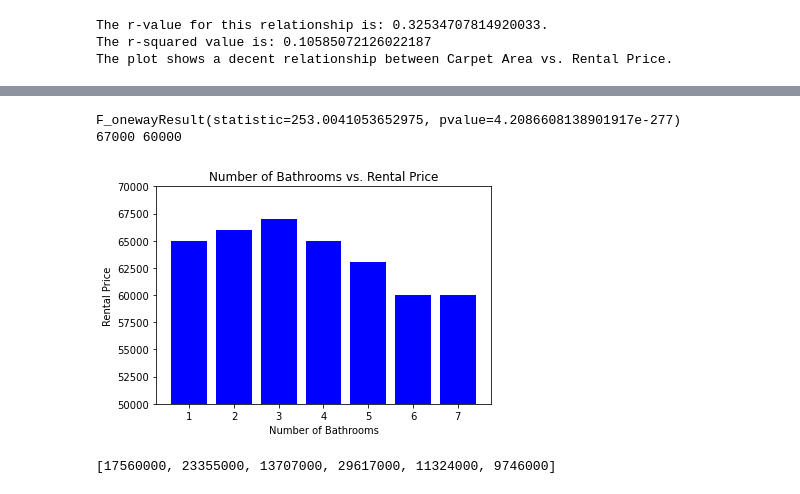
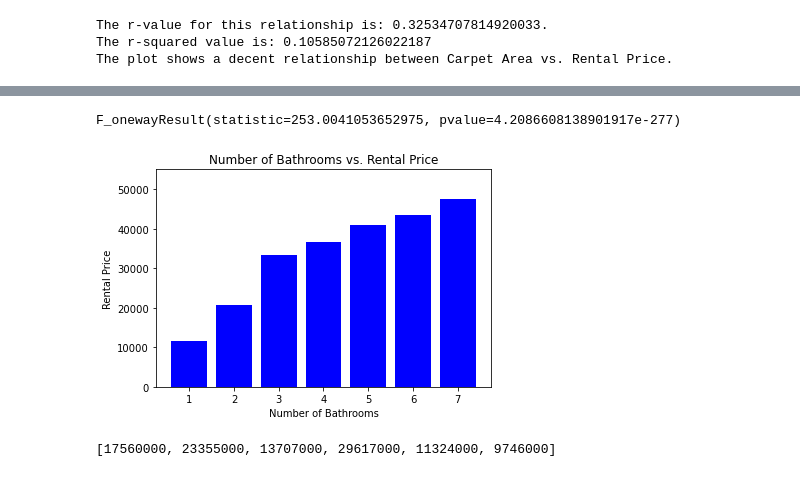
Before and after one commit to FrankMS3/Project-one, a Jupyter notebook: house_rental - Analysis.ipynb, the cells around one changed output, grey strips where cells are left out. Saved outputs shown, nothing was run; the diff lists cells and outputs as text; code cells hidden in the pictures.

```diff
--- a/house_rental - Analysis.ipynb
+++ b/house_rental - Analysis.ipynb
@@ -230,37 +209,33 @@ Ttest_indResult(statistic=-43.49430420510109, pvalue=0.0)
 # %%
 # How much does Number of Bathrooms affect the price?
 
+# Set x and y values:
+x_values = rental_clean_df.groupby("Number of Bathrooms")["Number of Bathrooms"].unique()
+y_values = rental_clean_df.groupby("Number of Bathrooms")["Rental Price"].mean()
 
-# Set x and y values:
-x_values = rental_clean_df["Number of Bathrooms"]
-y_values = rental_clean_df["Rental Price"]
+# Plot Number of Bathrooms against Rental Price as a bar chart:
+plt.bar(x_values, y_values, color="blue")
+plt.ylim(0,55000)
 
-
-# Plot both the "Latitdue vs. Max Temperature" and the line equation values in one plot:
-plt.bar(x_values, y_values, color="blue")
-
-plt.ylim(50000,70000)
-
-
+# Perform statistical analyses:
 group0 = rental_clean_df[rental_clean_df["Number of Bathrooms"] == 1]["Rental Price"]
 group1 = rental_clean_df[rental_clean_df["Number of Bathrooms"] == 2]["Rental Price"]
 group2 = rental_clean_df[rental_clean_df["Number of Bathrooms"] == 3]["Rental Price"]
 group3 = rental_clean_df[rental_clean_df["Number of Bathrooms"] == 4]["Rental Price"]
 group4 = rental_clean_df[rental_clean_df["Number of Bathrooms"] == 5]["Rental Price"]
 group5 = rental_clean_df[rental_clean_df["Number of Bathrooms"] == 6]["Rental Price"]
 group6 = rental_clean_df[rental_clean_df["Number of Bathrooms"] == 7]["Rental Price"]
 
 print(stats.f_oneway(group0, group1, group2, group3, group4, group5, group6))
 
-# Set the title, xlabel and ylabels as shown below:
+# Set the title, xlabel, ylabel, and export the figure:
 plt.title("Number of Bathrooms vs. Rental Price")
 plt.xlabel("Number of Bathrooms")
 plt.ylabel("Rental Price")
 plt.savefig("Plots/Number of Bathrooms vs. Rental Price.png")
 
 plt.show()
 # %% [output]
 F_onewayResult(statistic=253.0041053652975, pvalue=4.2086608138901917e-277)
-67000 60000
-[figure, old version]
+[figure, new version]
 # %%
```
Also changed, not shown: parts of 11 cells of this notebook, 6 other files.
